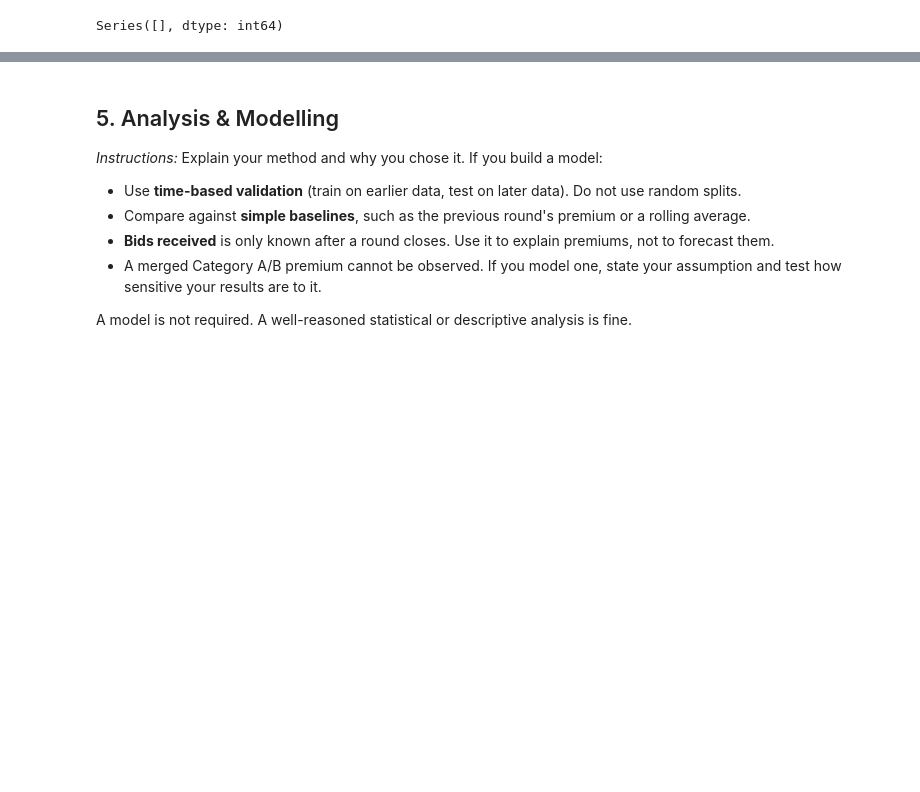
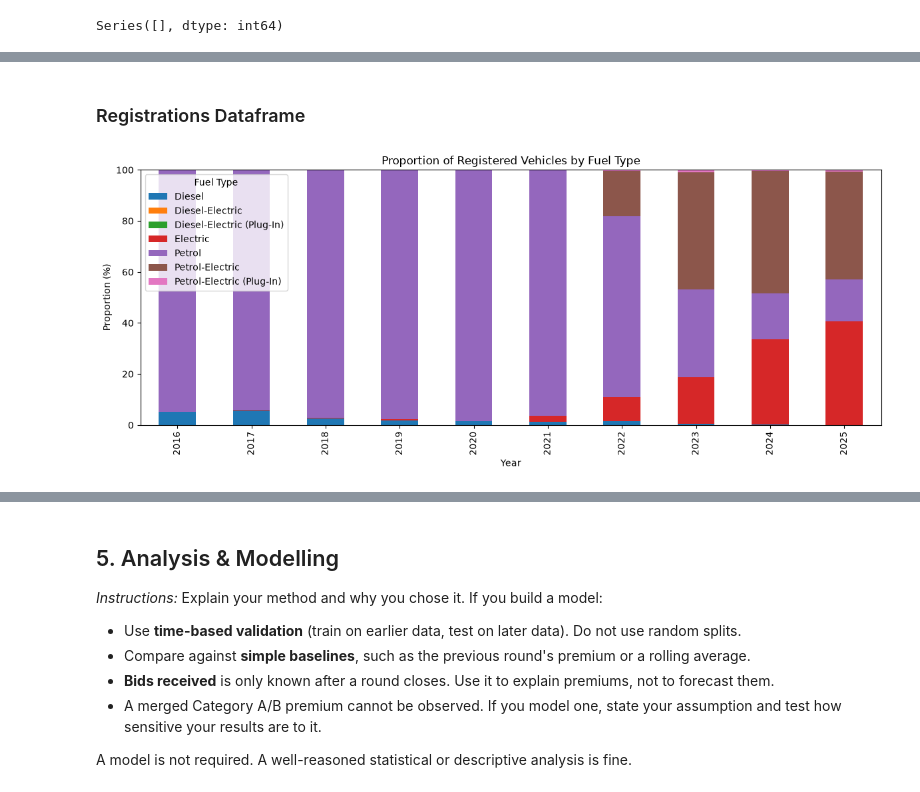
Before and after one commit to XiongZirui/mixue, a Jupyter notebook: main.ipynb, the cells around one changed output, grey strips where cells are left out. Drawn from its saved outputs; the diff is of its cells as text; code cells hidden in the pictures; blank space fills up the shorter version.

```diff
--- a/main.ipynb
+++ b/main.ipynb
@@ -295,0 +518,22 @@ premium["difference"] = (
+# %% [markdown]
+### Registrations Dataframe
+# %%
+fuel_pct = (
+    registrations
+    .groupby(["year", "fuel_type"])["number"]
+    .sum()
+    .unstack(fill_value=0)
+)
+
+fuel_pct = fuel_pct.div(fuel_pct.sum(axis=1), axis=0) * 100
+
+fuel_pct.plot(kind="bar", stacked=True, figsize=(12, 5))
+
+plt.title("Proportion of Registered Vehicles by Fuel Type")
+plt.xlabel("Year")
+plt.ylabel("Proportion (%)")
+plt.legend(title="Fuel Type")
+plt.tight_layout()
+plt.show()
+# %% [output]
+[figure, added]
```
Also changed, not shown: parts of 28 cells of this notebook, 1 other file.
